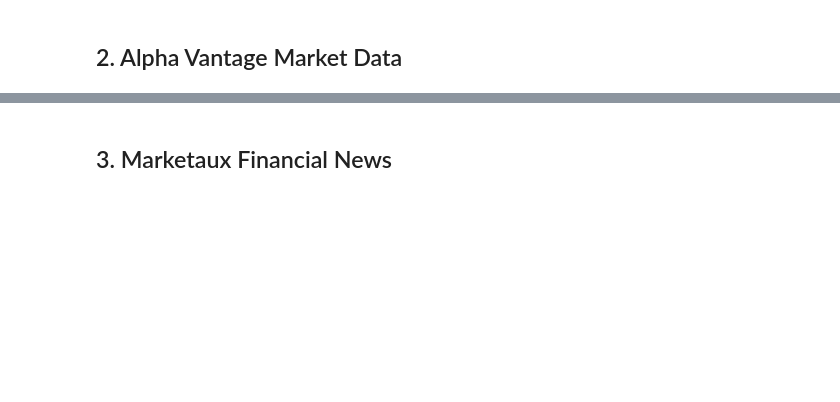
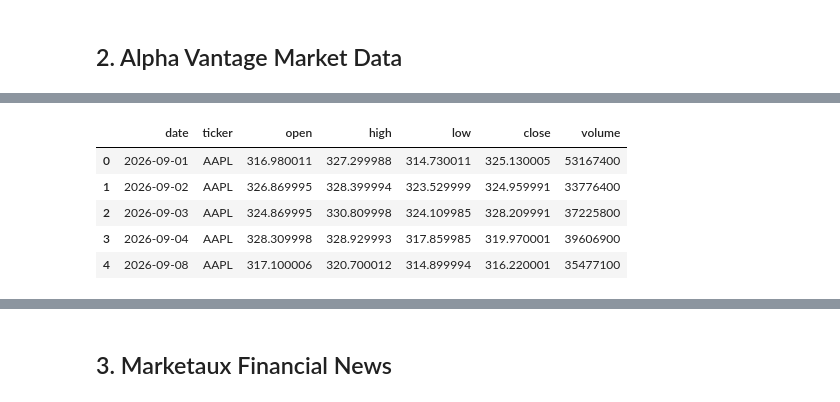
Before and after one commit to jazz1416/Investment-Research-Multi-Agent-System, a Jupyter notebook: notebooks/00_data_ingestion.ipynb, the cells around one changed output, grey strips where cells are left out. Saved outputs shown, nothing was run; the diff lists cells and outputs as text; code cells hidden in the pictures; blank space fills up the shorter version.

```diff
--- a/notebooks/00_data_ingestion.ipynb
+++ b/notebooks/00_data_ingestion.ipynb
@@ -125,2 +110,70 @@ SEC rows: 61
 # %% [markdown]
 ## 2. Alpha Vantage Market Data
+# %%
+import time
+import pandas as pd
+import yfinance as yf
+
+market_path = RAW_OUTPUTS["market"]
+
+def fetch_yfinance_fallback(tickers):
+    """Fetches daily market data from yfinance and aligns schema with Alpha Vantage."""
+    all_data = []
+    for ticker in tickers:
+        print(f"Fetching {ticker} via yfinance fallback...")
+        try:
+            stock = yf.Ticker(ticker)
+            # Fetch recent price history (adjust period as needed, e.g., '1mo', '3mo')
+            df = stock.history(period="1mo").reset_index()
+            if not df.empty:
+                df["ticker"] = ticker.upper()
+                df["date"] = df["Date"].dt.strftime("%Y-%m-%d")
+                df = df.rename(
+                    columns={
+                        "Open": "open",
+                        "High": "high",
+                        "Low": "low",
+                        "Close": "close",
+                        "Volume": "volume",
+                    }
+                )
+                cols = ["date", "ticker", "open", "high", "low", "close", "volume"]
+                all_data.append(df[cols])
+        except Exception as e:
+            print(f"Failed to fetch {ticker} from yfinance: {e}")
+
+    if all_data:
+        return pd.concat(all_data, ignore_index=True)
+    return pd.DataFrame()
+
+if market_path.exists() and not FORCE_REFRESH:
+    print("Using existing market snapshot:", market_path)
+    market_raw = pd.read_csv(market_path)
+else:
+    print("Fetching Alpha Vantage market data...")
+    try:
+        market_raw = fetch_daily_market_data(
+            tickers=TICKERS,
+            api_key=ALPHA_VANTAGE_API_KEY,
+        )
+        # Check if the returned DataFrame is empty
+        if market_raw is None or market_raw.empty:
+            raise RuntimeError("Alpha Vantage returned empty data or hit rate limit.")
+
+        print("Successfully fetched from Alpha Vantage.")
+    except Exception as e:
+        print(f"⚠️ Alpha Vantage fetch failed: {e}")
+        print("🔄 Switching to yfinance fallback...")
+        market_raw = fetch_yfinance_fallback(TICKERS)
+
+    if not market_raw.empty:
+        market_raw.to_csv(market_path, index=False)
+        print("Saved market snapshot:", market_path)
+    else:
+        print("❌ Warning: Failed to retrieve market data from both sources!")
+
+    time.sleep(1.5)
+
+print("Market rows:", len(market_raw))
+display(market_raw.head())
+# %% [output]
@@ -127 +187,7 @@ SEC rows: 61
+|  | date | ticker | open | high | low | close | volume |
+| 0 | 2026-09-01 | AAPL | 316.980011 | 327.299988 | 314.730011 | 325.130005 | 53167400 |
+| 1 | 2026-09-02 | AAPL | 326.869995 | 328.399994 | 323.529999 | 324.959991 | 33776400 |
+| 2 | 2026-09-03 | AAPL | 324.869995 | 330.809998 | 324.109985 | 328.209991 | 37225800 |
+| 3 | 2026-09-04 | AAPL | 328.309998 | 328.929993 | 317.859985 | 319.970001 | 39606900 |
+| 4 | 2026-09-08 | AAPL | 317.100006 | 320.700012 | 314.899994 | 316.220001 | 35477100 |
 # %%
```
Also changed, not shown: parts of 6 cells of this notebook, 9 other files.
